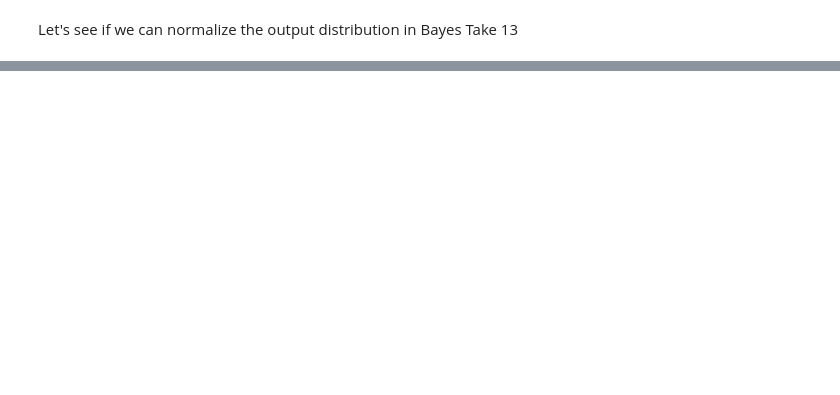
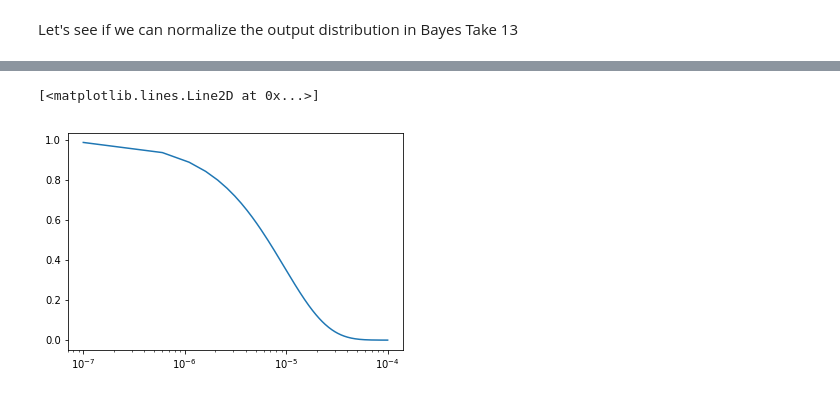
Before and after one commit to thydmle/pydls, a Jupyter notebook: Bayes Take 14 07032019.ipynb, the cells around one changed output, grey strips where cells are left out. Cells and saved outputs as stored; diff of their text form; code cells hidden in the pictures; blank space fills up the shorter version.

```diff
--- a/Bayes Take 14 07032019.ipynb
+++ b/Bayes Take 14 07032019.ipynb
@@ -35,5 +39,9 @@ theta_input = np.append(f_1, beta)
 # %%
 sim_data = dls.g2(theta_input, d, m, gamma, time_in)
+plt.semilogx(time_in, sim_data)
+# %% [output]
+[<matplotlib.lines.Line2D at 0x...>]
+[figure, added]
 # %%
 ndim = 21
 nwalkers = 100
```
Also changed, not shown: parts of 9 cells of this notebook, 4 other files.
